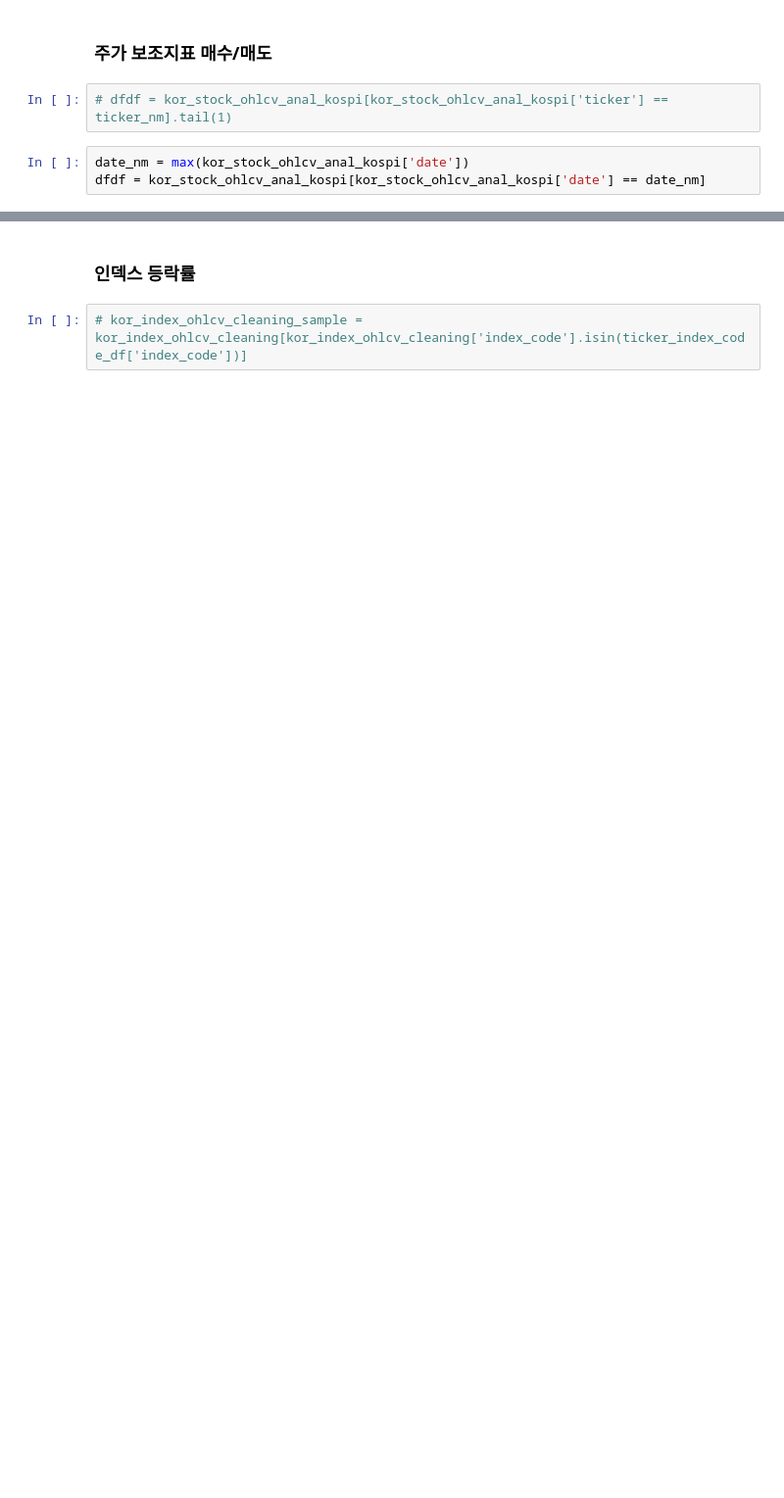
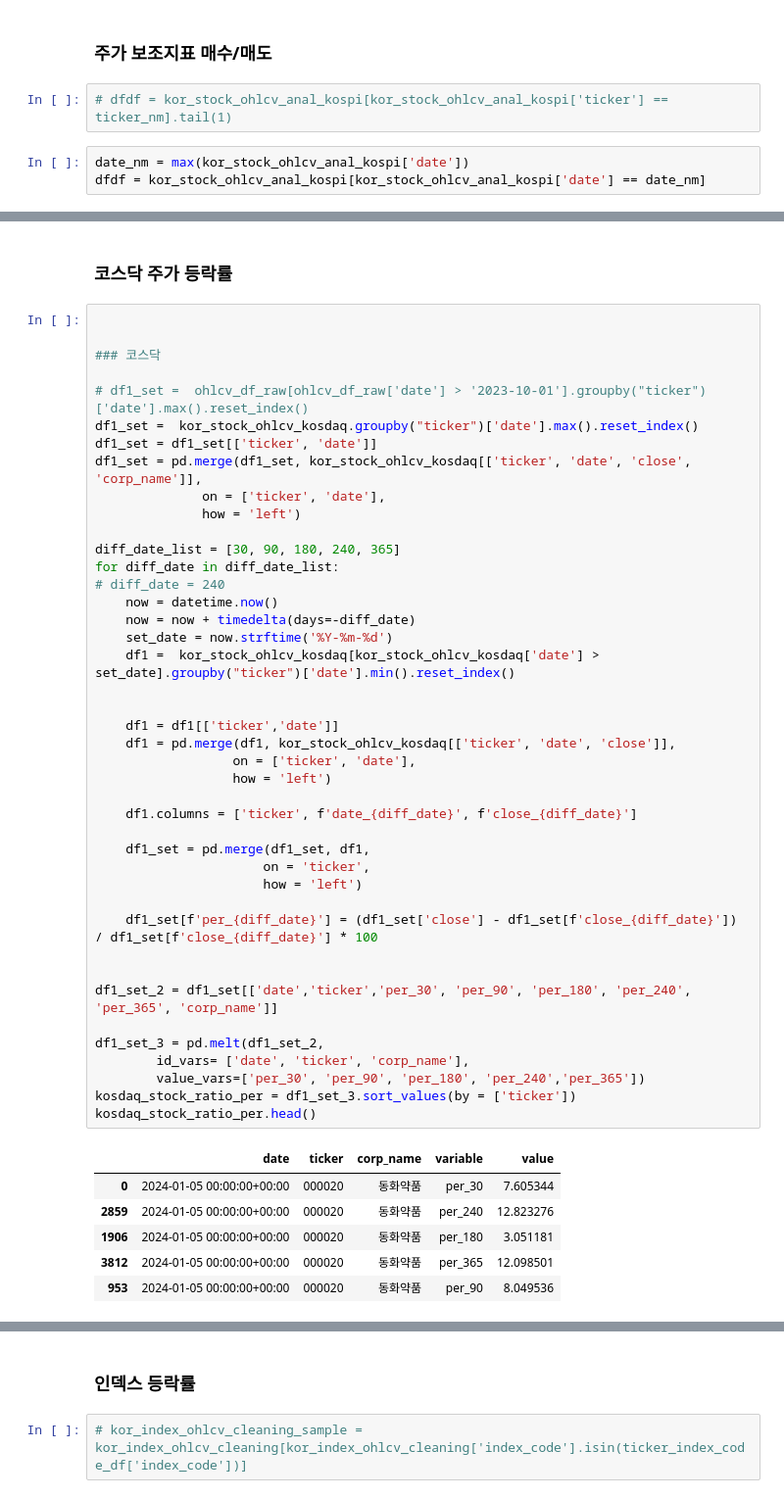
Before and after one commit to Unfinishedgod/finance_mlops, a Jupyter notebook: jupyter/indicator_setup.ipynb, the cells around one changed output, grey strips where cells are left out. Shown at 98% size. Saved outputs shown, nothing was run; the diff lists cells and outputs as text; blank space fills up the shorter version.

```diff
--- a/jupyter/indicator_setup.ipynb
+++ b/jupyter/indicator_setup.ipynb
@@ -278 +265,52 @@ stock_indicator
 419 rows × 5 columns
+# %% [markdown]
+### 코스닥 주가 등락률
+# %%
+
+
+### 코스닥
+
+# df1_set =  ohlcv_df_raw[ohlcv_df_raw['date'] > '2023-10-01'].groupby("ticker")['date'].max().reset_index()
+df1_set =  kor_stock_ohlcv_kosdaq.groupby("ticker")['date'].max().reset_index()
+df1_set = df1_set[['ticker', 'date']]
+df1_set = pd.merge(df1_set, kor_stock_ohlcv_kosdaq[['ticker', 'date', 'close', 'corp_name']],
+              on = ['ticker', 'date'],
+              how = 'left')
+
+diff_date_list = [30, 90, 180, 240, 365]
+for diff_date in diff_date_list:
+# diff_date = 240
+    now = datetime.now()
+    now = now + timedelta(days=-diff_date)
+    set_date = now.strftime('%Y-%m-%d')
+    df1 =  kor_stock_ohlcv_kosdaq[kor_stock_ohlcv_kosdaq['date'] > set_date].groupby("ticker")['date'].min().reset_index()
+
+
+    df1 = df1[['ticker','date']]
+    df1 = pd.merge(df1, kor_stock_ohlcv_kosdaq[['ticker', 'date', 'close']],
+                  on = ['ticker', 'date'],
+                  how = 'left')
+
+    df1.columns = ['ticker', f'date_{diff_date}', f'close_{diff_date}']
+
+    df1_set = pd.merge(df1_set, df1,
+                      on = 'ticker',
+                      how = 'left')
+
+    df1_set[f'per_{diff_date}'] = (df1_set['close'] - df1_set[f'close_{diff_date}']) / df1_set[f'close_{diff_date}'] * 100
+
+
+df1_set_2 = df1_set[['date','ticker','per_30', 'per_90', 'per_180', 'per_240', 'per_365', 'corp_name']]
+
+df1_set_3 = pd.melt(df1_set_2,
+        id_vars= ['date', 'ticker', 'corp_name'],
+        value_vars=['per_30', 'per_90', 'per_180', 'per_240','per_365'])
+kosdaq_stock_ratio_per = df1_set_3.sort_values(by = ['ticker'])
+kosdaq_stock_ratio_per.head()
+# %% [output]
+|  | date | ticker | corp_name | variable | value |
+| 0 | 2024-01-05 00:00:00+00:00 | 000020 | 동화약품 | per_30 | 7.605344 |
+| 2859 | 2024-01-05 00:00:00+00:00 | 000020 | 동화약품 | per_240 | 12.823276 |
+| 1906 | 2024-01-05 00:00:00+00:00 | 000020 | 동화약품 | per_180 | 3.051181 |
+| 3812 | 2024-01-05 00:00:00+00:00 | 000020 | 동화약품 | per_365 | 12.098501 |
+| 953 | 2024-01-05 00:00:00+00:00 | 000020 | 동화약품 | per_90 | 8.049536 |
```
Also changed, not shown: parts of 31 cells of this notebook, 8 other files.
